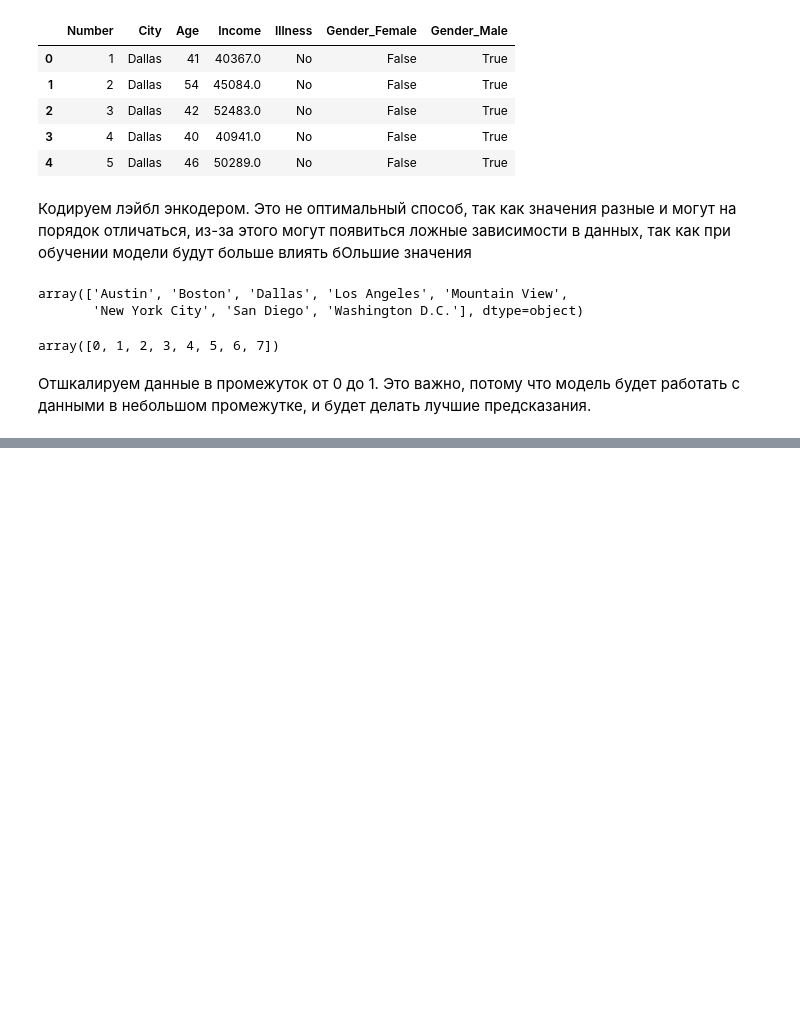
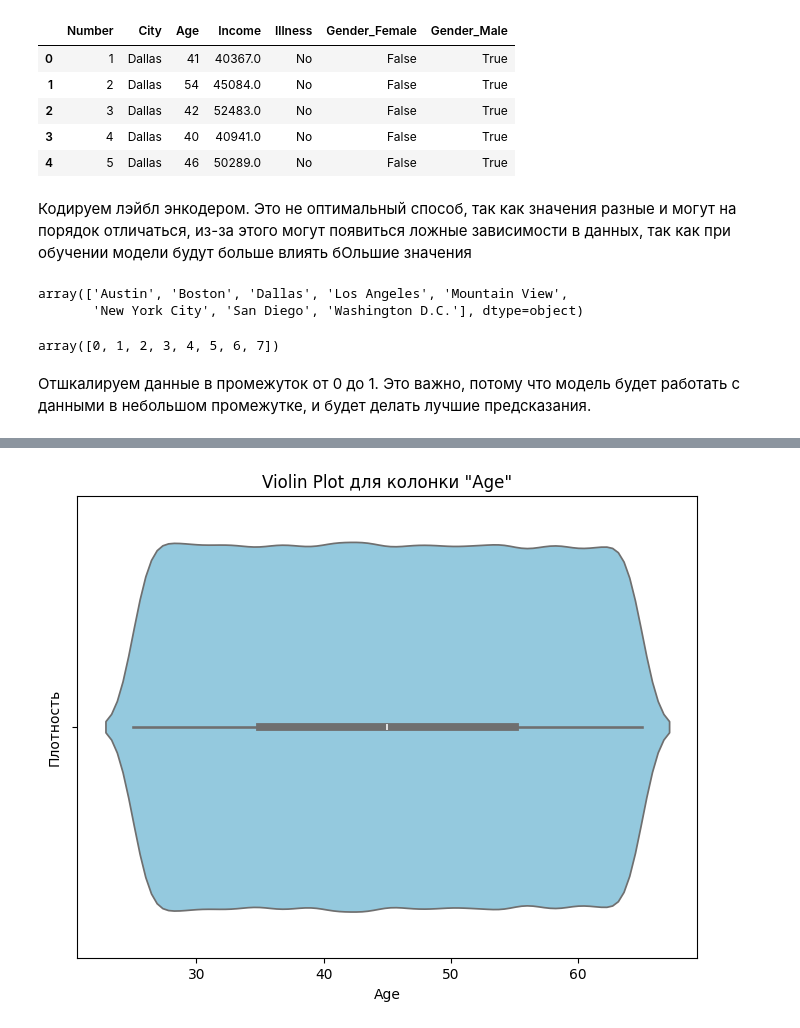
Before and after one commit to lud0m4n/TMO, a Jupyter notebook: РК1_Фруктин_РТ5-61Б.ipynb, the cells around one changed output, grey strips where cells are left out. Saved outputs shown, nothing was run; the diff lists cells and outputs as text; code cells hidden in the pictures; blank space fills up the shorter version.

```diff
--- a/РК1_Фруктин_РТ5-61Б.ipynb
+++ b/РК1_Фруктин_РТ5-61Б.ipynb
@@ -81,0 +134,12 @@ data.head()
+# %%
+# Скрипичная диаграмма по признаку age
+column_name = 'Age'
+
+plt.figure(figsize=(8, 6))
+sns.violinplot(x=data[column_name], color='skyblue')
+plt.title(f'Violin Plot для колонки "{column_name}"')
+plt.xlabel(column_name)
+plt.ylabel('Плотность')
+plt.show()
+# %% [output]
+[figure, added]
```
Also changed, not shown: parts of 5 cells of this notebook.
